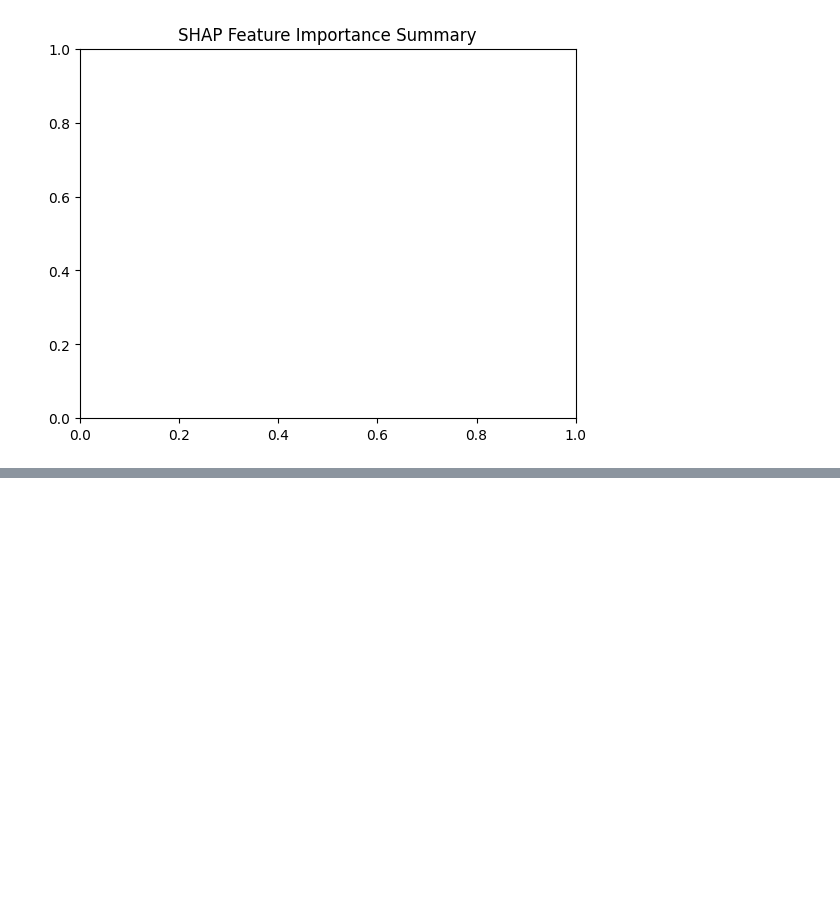
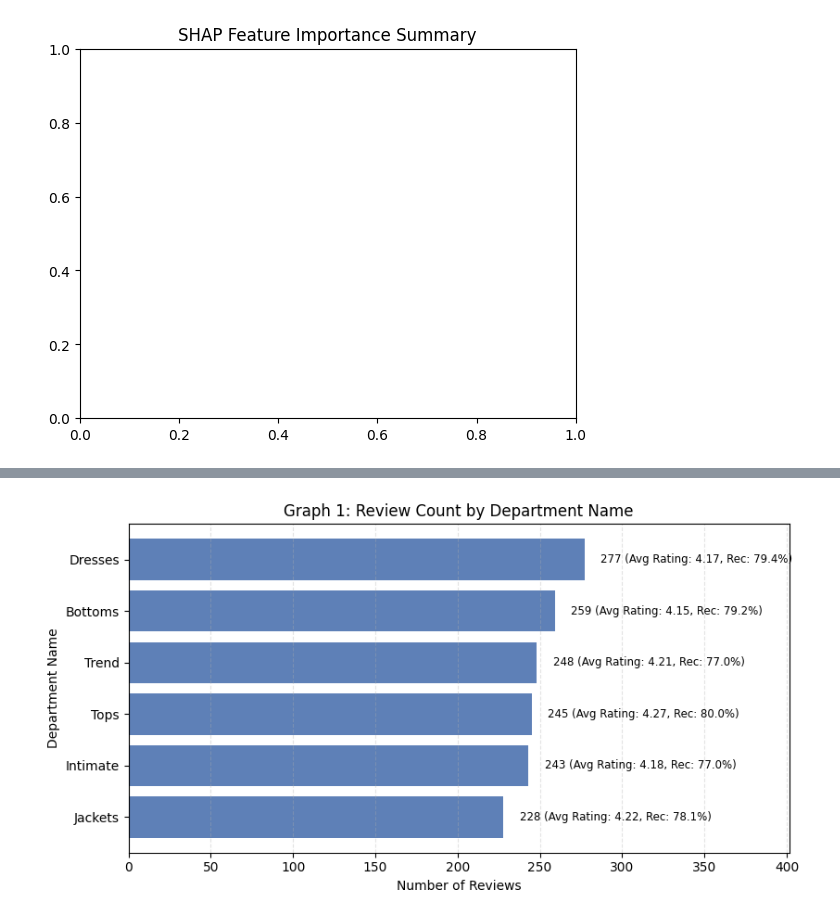
Before and after one commit to bhagyashrithombre/womensclothing, a Jupyter notebook: womens_clothing_pipeline.ipynb, the cells around one changed output, grey strips where cells are left out. Cells and saved outputs as stored; diff of their text form; code cells hidden in the pictures; blank space fills up the shorter version.

```diff
--- a/womens_clothing_pipeline.ipynb
+++ b/womens_clothing_pipeline.ipynb
@@ -459,0 +734,31 @@ plt.show()
+# %%
+df.columns = [col.strip().lower().replace(' ', '_') for col in df.columns]
+
+dept_summary = df.groupby('department_name').agg(
+    review_count=('clothing_id', 'count'),
+    avg_rating=('rating', 'mean'),
+    rec_rate=('recommended_ind', lambda s: s.mean() * 100)
+).sort_values('review_count', ascending=True)
+
+fig, ax = plt.subplots(figsize=(8.5, 4.5))
+bars = ax.barh(dept_summary.index, dept_summary['review_count'], color='#4C72B0', alpha=0.9)
+ax.set_title('Graph 1: Review Count by Department Name')
+ax.set_xlabel('Number of Reviews')
+ax.set_ylabel('Department Name')
+ax.grid(axis='x', linestyle='--', alpha=0.35)
+
+for bar, (_, row) in zip(bars, dept_summary.iterrows()):
+    w = bar.get_width()
+    ax.text(
+        w + 10,
+        bar.get_y() + bar.get_height() / 2,
+        f"{int(w)} (Avg Rating: {row['avg_rating']:.2f}, Rec: {row['rec_rate']:.1f}%)",
+        va='center',
+        fontsize=8.5
+    )
+
+ax.set_xlim(0, dept_summary['review_count'].max() * 1.45)
+plt.tight_layout()
+plt.show()
+# %% [output]
+[figure, added]
```
Also changed, not shown: parts of 20 cells of this notebook.
